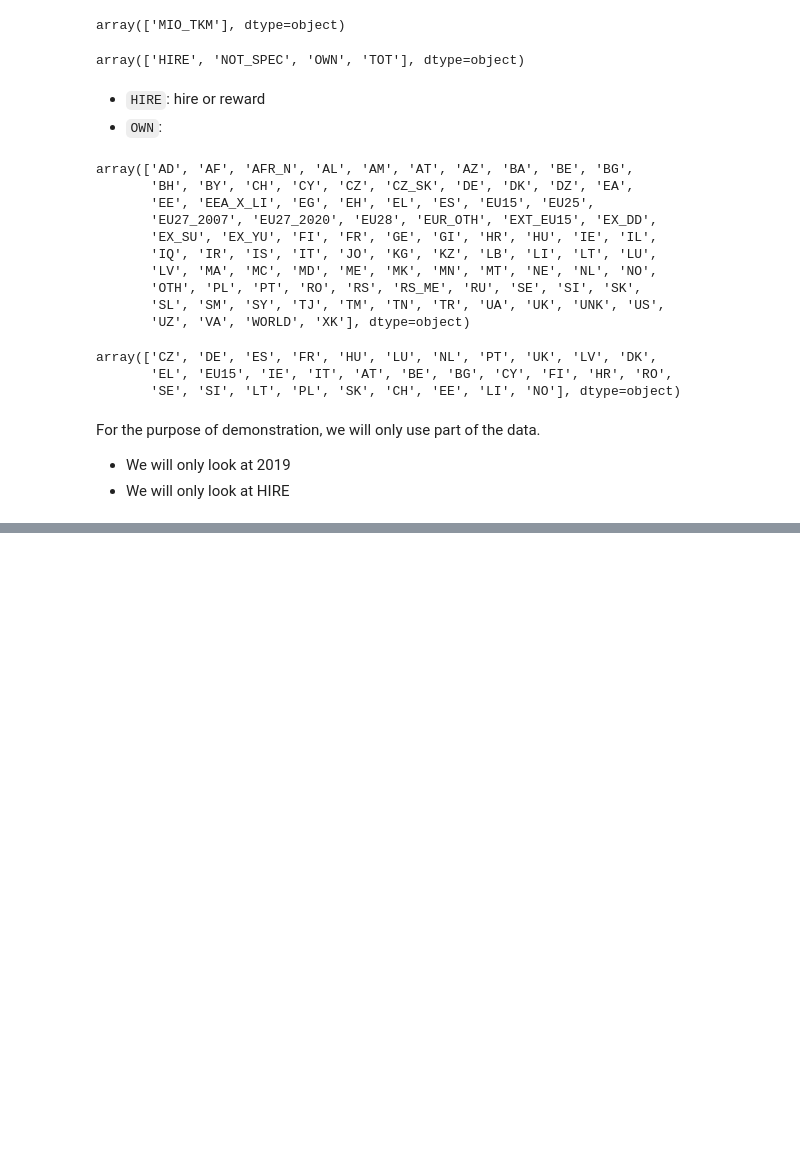
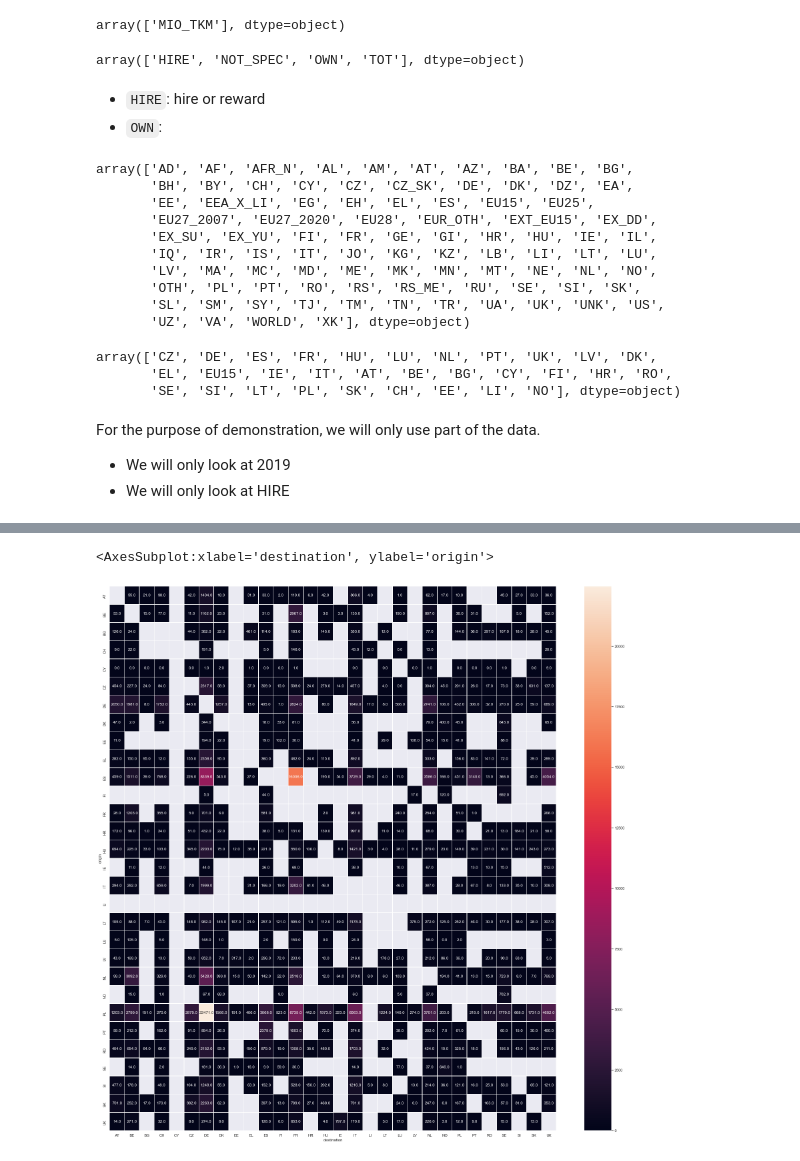
Before and after one commit to emptymalei/theflow-code, a Jupyter notebook: road_freight/european-road-freight.ipynb, the cells around one changed output, grey strips where cells are left out. Drawn from its saved outputs; the diff is of its cells as text; code cells hidden in the pictures; blank space fills up the shorter version.

```diff
--- a/road_freight/european-road-freight.ipynb
+++ b/road_freight/european-road-freight.ipynb
@@ -185,0 +177,31 @@ df_load_19_com#.sample(10)
+# %%
+lunl_c_origin = [
+    i for i in set.intersection(
+        set(df_load.origin.unique()),
+        set(df_load.destination.unique())
+    ) if len(i) == 2
+]
+
+df_load_19 = df_load[['unit', 'carriage', 'destination', 'origin', '2019']]
+df_load_19_com = df_load_19.loc[
+    (
+        df_load_19.carriage == "HIRE"
+    ) & (
+        df_load_19.destination.isin(lunl_c_origin)
+    ) & (
+        df_load_19.origin.isin(lunl_c_origin)
+    )
+]
+df_load_19_com#.sample(10)
+
+df_load_18 = df_load[['unit', 'carriage', 'destination', 'origin', '2018']]
+df_load_18_com = df_load_18.loc[
+    (
+        df_load_18.carriage == "HIRE"
+    ) & (
+        df_load_18.destination.isin(lunl_c_origin)
+    ) & (
+        df_load_18.origin.isin(lunl_c_origin)
+    )
+]
+df_load_18_com#.sample(10)
@@ -206,0 +264,3 @@ df_load_19_com.to_csv("assets/road-freight-eurostats/eurostats_load_19_com.csv")
+# %%
+df_lunl = df_load_19_com.pivot(index='origin', columns='destination', values='2019')
+df_lunl
@@ -206,0 +287,11 @@ df_load_19_com.to_csv("assets/road-freight-eurostats/eurostats_load_19_com.csv")
+# %%
+
+
+fig, ax = plt.subplots(figsize=(30, 30))
+
+sns.heatmap(
+    df_lunl, annot=True, fmt="0.1f", linewidths=.5, ax=ax
+)
+# %% [output]
+<AxesSubplot:xlabel='destination', ylabel='origin'>
+[figure, added]
```
Also changed, not shown: parts of 32 cells of this notebook, 2 other files.
